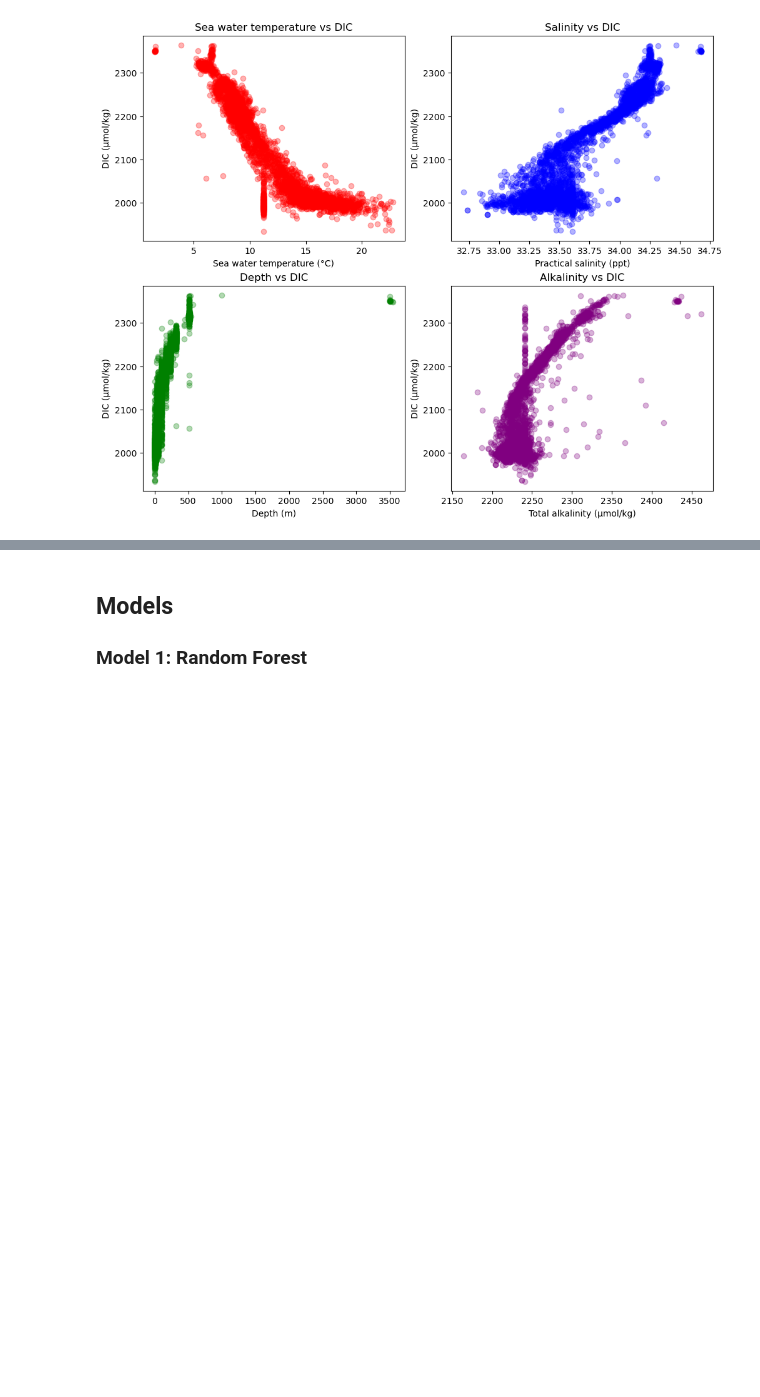
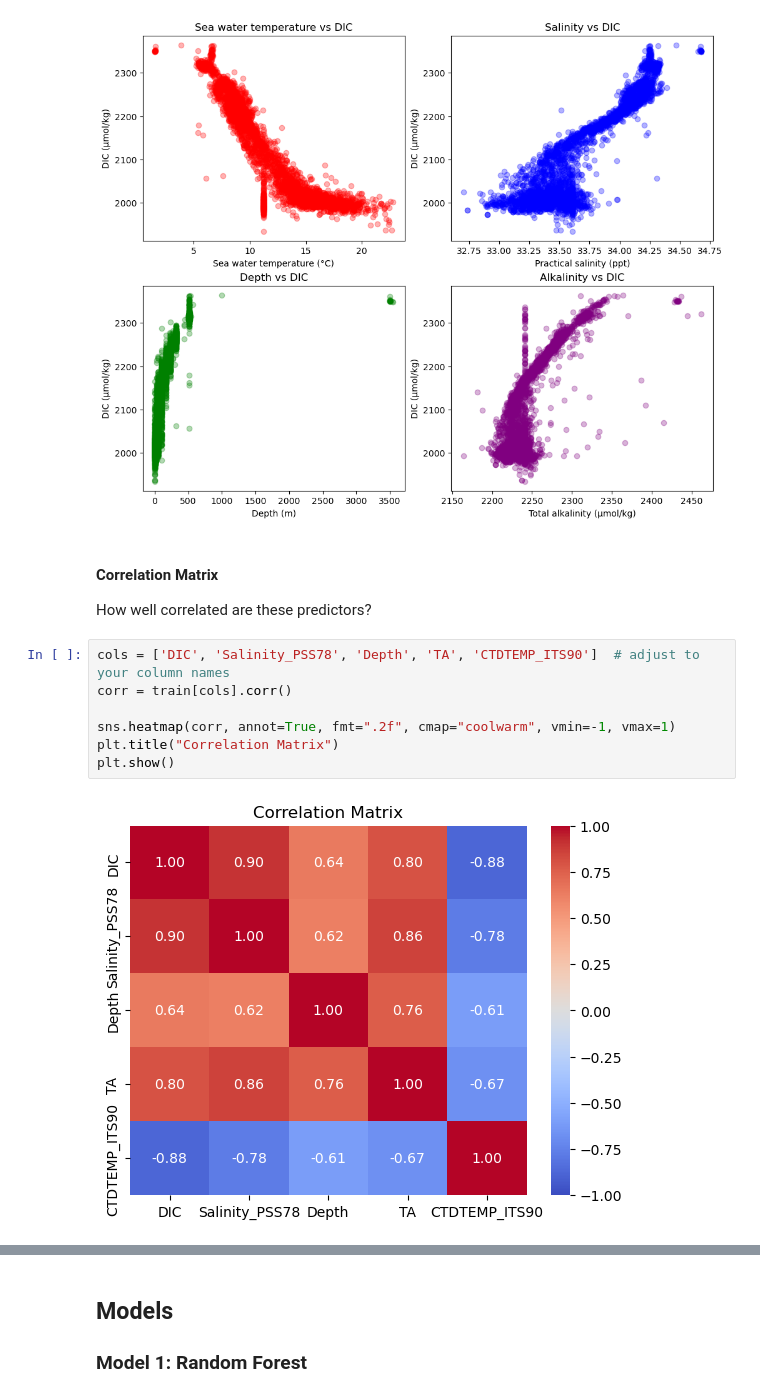
Before and after one commit to sofiasarak/eds232-kaggle-competition, a Jupyter notebook: submission.ipynb, the cells around one changed output, grey strips where cells are left out. Saved outputs shown, nothing was run; the diff lists cells and outputs as text; blank space fills up the shorter version.

Commit message:
Add corr maxtrix and set up for XGBoost regression model.

```diff
--- a/submission.ipynb
+++ b/submission.ipynb
@@ -130,3 +131,15 @@ axes[1,1].set_title('Alkalinity vs DIC')
 plt.show()
 # %% [output]
 [figure]
+# %% [markdown]
+#### Correlation Matrix
+How well correlated are these predictors?
+# %%
+cols = ['DIC', 'Salinity_PSS78', 'Depth', 'TA', 'CTDTEMP_ITS90']  # adjust to your column names
+corr = train[cols].corr()
+
+sns.heatmap(corr, annot=True, fmt=".2f", cmap="coolwarm", vmin=-1, vmax=1)
+plt.title("Correlation Matrix")
+plt.show()
+# %% [output]
+[figure, added]
```
Also changed, not shown: parts of 5 cells of this notebook.
